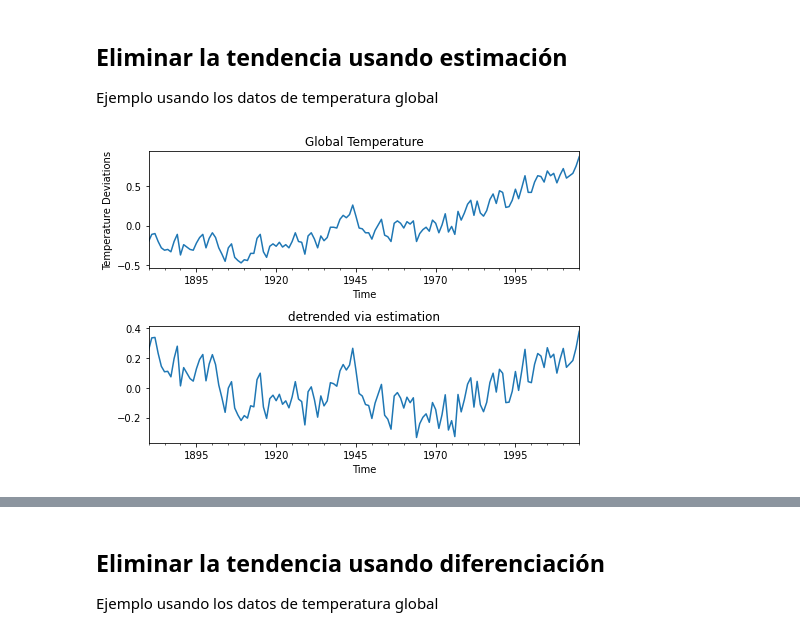
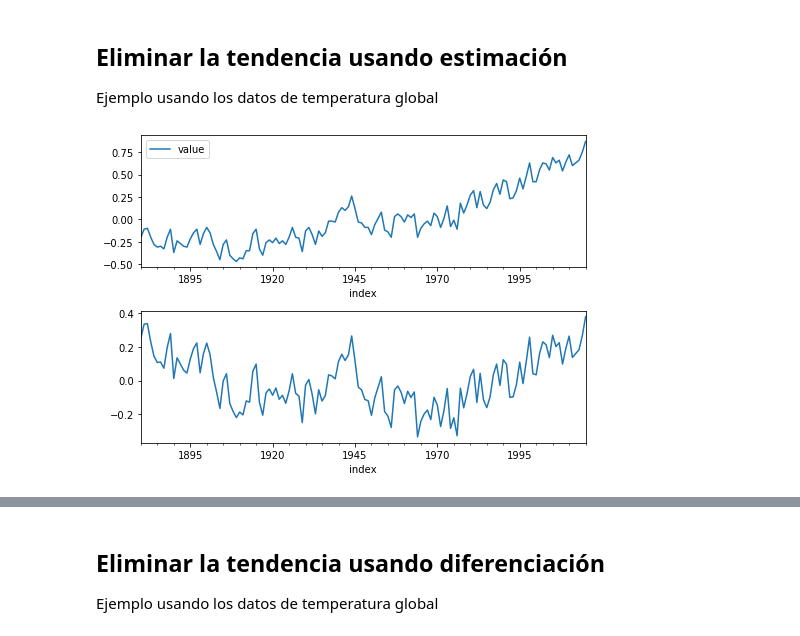
Before and after one commit to santiagopulgarin1/Clase2_GIthub, a Jupyter notebook: actd_series-tiempo_aed.ipynb, the cells around one changed output, grey strips where cells are left out. Cells and saved outputs as stored; diff of their text form; code cells hidden in the pictures.

```diff
--- a/actd_series-tiempo_aed.ipynb
+++ b/actd_series-tiempo_aed.ipynb
@@ -46,18 +48,18 @@ Ejemplo usando los datos de temperatura global
 # %%
 time = pd.Series([idx.ordinal for idx in globtemp.index], index=globtemp.index)
 data_reg = pd.concat([time, globtemp], axis=1)
 data_reg.columns = ["time", "gtemp"]
 
 fit = ols(formula="gtemp ~ time", data=data_reg).fit()
 
 fig, axes = plt.subplots(nrows=2, figsize=(7, 5))
-globtemp.plot(ax=axes[0], xlabel='Time', ylabel='Temperature Deviations', title='Global Temperature', legend=False)
+globtemp.plot(ax=axes[0])#, xlabel='Time', ylabel='Temperature Deviations', title='Global Temperature', legend=False)
 
-fit.resid.plot(ax=axes[1], xlabel="Time", title="detrended via estimation")
+fit.resid.plot(ax=axes[1])#, xlabel="Time", title="detrended via estimation")
 fig.tight_layout()
 plt.show()
 # %% [output]
-[figure, old version]
+[figure, new version]
 # %%
 fig, axes = plt.subplots(nrows=2, figsize=(8, 7))
 
```
Also changed, not shown: parts of 4 cells of this notebook.
